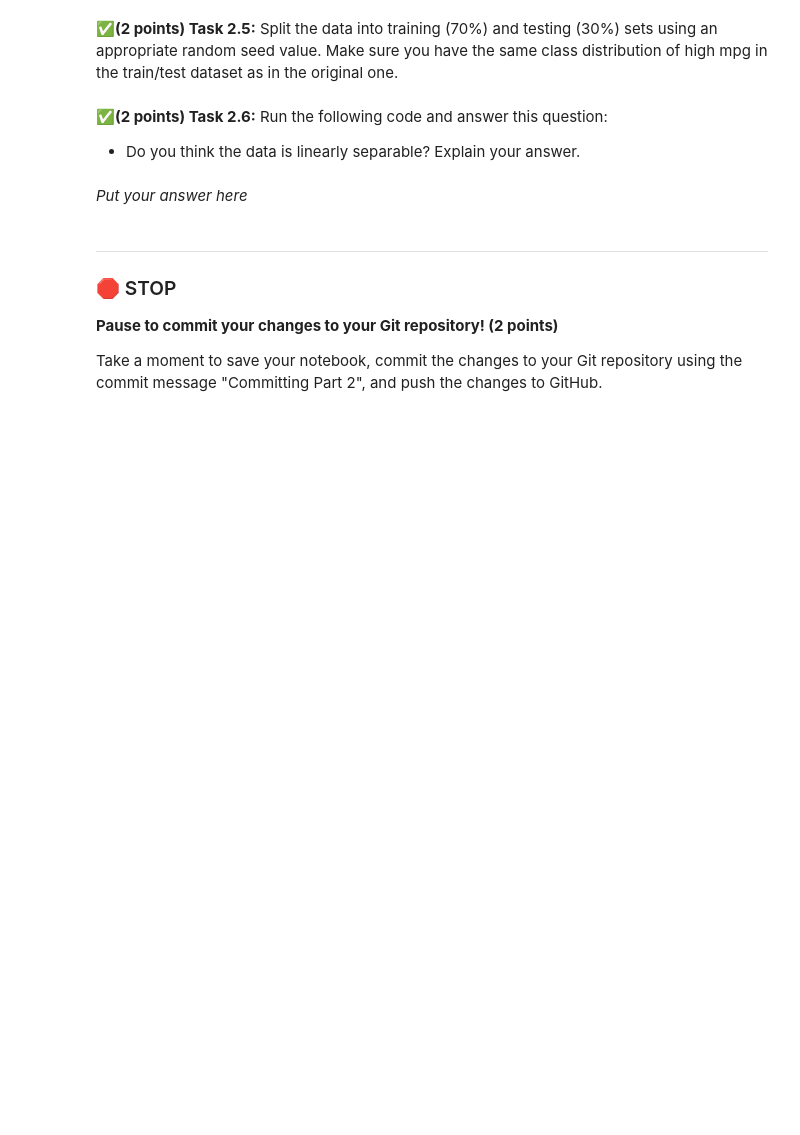
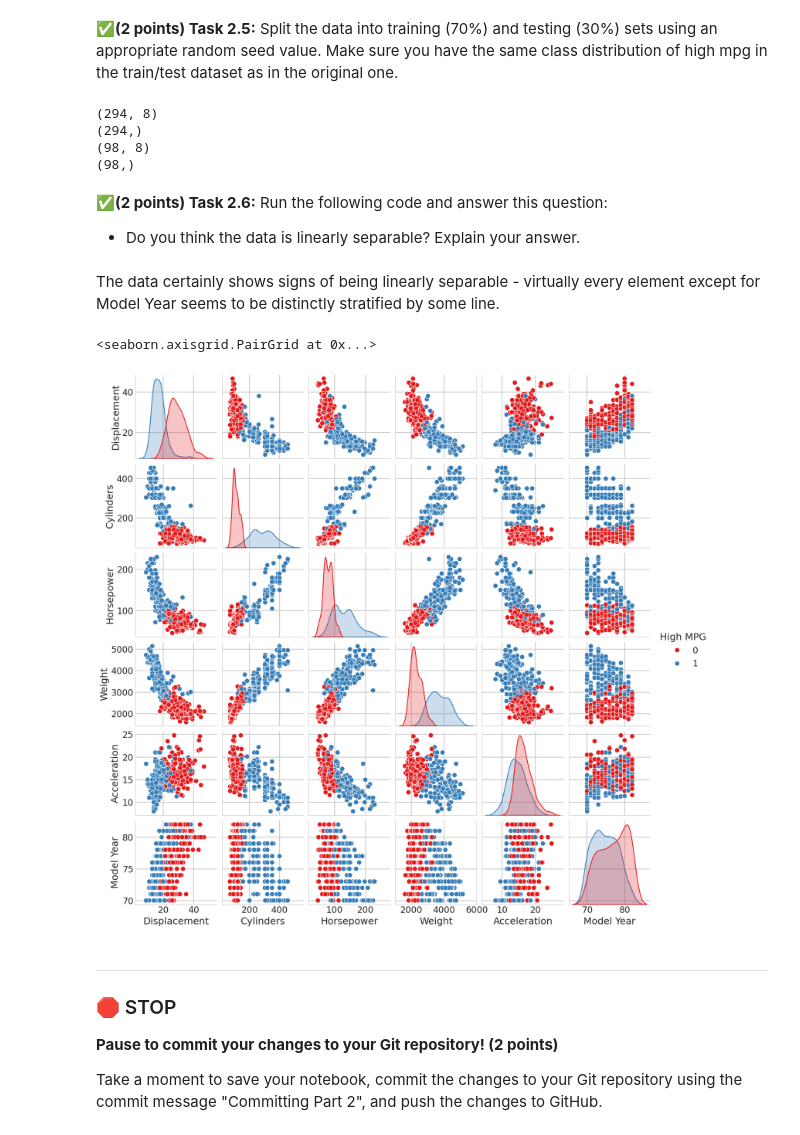
Before and after one commit to THaysMSU/CMSE202-s25-turnin, a Jupyter notebook: final/CMSE202_Final-THAYS.ipynb, the cells around one changed output. Drawn from its saved outputs; the diff is of its cells as text; code cells hidden in the pictures; blank space fills up the shorter version.

```diff
--- a/final/CMSE202_Final-THAYS.ipynb
+++ b/final/CMSE202_Final-THAYS.ipynb
@@ -213,0 +222,20 @@ For this assignment, you will:
+# %%
+# As given in the provided link, the only column missing values was the Horsepower column, which is missing values for six rows. These rows are dropped in this line of code.
+
+names = ("Displacement", "MPG", "Cylinders", "Horsepower", "Weight", "Acceleration", "Model Year", "Origin", "Car Name")
+autdf = pd.read_fwf("auto-mpg.data", names = names, na_values="?")
+print("Initial Header:")
+print(autdf.iloc[:][:10])
+
+missingdatmask = pd.isnull(autdf["Horsepower"])
+missingdat = autdf[missingdatmask]
+print("Rows Missing Horsepower:")
+print(missingdat)
+autdf = autdf.dropna(axis=0)
+data_cleaned = autdf.drop("Car Name", axis=1)
+print("Final Dataset:")
+print(data_cleaned)
+missingdatmask = pd.isnull(data_cleaned["Horsepower"])
+missingdat = data_cleaned[missingdatmask]
+print("Rows Missing Horsepower:")
+print(missingdat)
@@ -217,7 +263,7 @@ For this assignment, you will:
 # Summary statistics for numerical features
 
 # Convert 'origin' to categorical
-data_cleaned['origin'] = data_cleaned['origin'].astype('category')
+data_cleaned['Origin'] = data_cleaned['Origin'].astype('category')
 
 
 print("\nSummary statistics:")
@@ -228,7 +274,7 @@ plt.style.use('seaborn-v0_8-whitegrid')
 
 # Distribution of MPG
 plt.figure(figsize=(10, 6))
-sns.histplot(data_cleaned['mpg'], kde=True, bins=20)
+sns.histplot(data_cleaned['MPG'], kde=True, bins=20)
 plt.title('Distribution of Miles Per Gallon (MPG)')
 plt.xlabel('MPG')
 plt.ylabel('Frequency')
@@ -298,0 +357,14 @@ plt.show()
+# %%
+# Put your code here
+med = data_cleaned["MPG"].median()
+print(med)
+
+data_cleaned["High MPG"] = data_cleaned["MPG"] > med
+
+data_cleaned = data_cleaned.replace(to_replace = True, value = 1)
+data_cleaned = data_cleaned.replace(to_replace = False, value = 0)
+print(data_cleaned)
+print(data_cleaned.describe())
+
+# Since the mean is approximately 0.5, we know this is approximately a 50:50 split. However, as given, the distribution cannot be exactly 50:50, as the values are discrete, with most having 4 MPG.
+# The instructions direct us to set high_mpg to 1 if it is above the median and 0 otherwise - thus, all cars with exactly the median value will be assigned a 0 value.
@@ -303,11 +391,28 @@ plt.show()
+# %%
+# Put your code here
+X = data_cleaned.drop('High MPG', axis = 1).to_numpy()
+y = data_cleaned["High MPG"].to_numpy()
+train_vectors, test_vectors, train_labels, test_labels = train_test_split(X, y, stratify = y, random_state = 42)
+print(train_vectors.shape)
+print(train_labels.shape)
+print(test_vectors.shape)
+print(test_labels.shape)
+# %% [output]
+(294, 8)
+(294,)
+(98, 8)
+(98,)
 # %% [markdown]
 **&#9989;(2 points) Task 2.6:** Run the following code and answer this question:
 
 * Do you think the data is linearly separable? Explain your answer.
-# %% [markdown]
-*Put your answer here*
+# %% [markdown]
+The data certainly shows signs of being linearly separable - virtually every element except for Model Year seems to be distinctly stratified by some line.
 # %%
-sns.pairplot(data_cleaned.drop('mpg', axis = 1), hue='high_mpg', diag_kind='kde', palette='Set1')
+sns.pairplot(data_cleaned.drop('MPG', axis = 1), hue='High MPG', diag_kind='kde', palette='Set1')
+# %% [output]
+<seaborn.axisgrid.PairGrid at 0x...>
+[figure, added]
 # %% [markdown]
 ---
 
```
Also changed, not shown: parts of 13 cells of this notebook.
